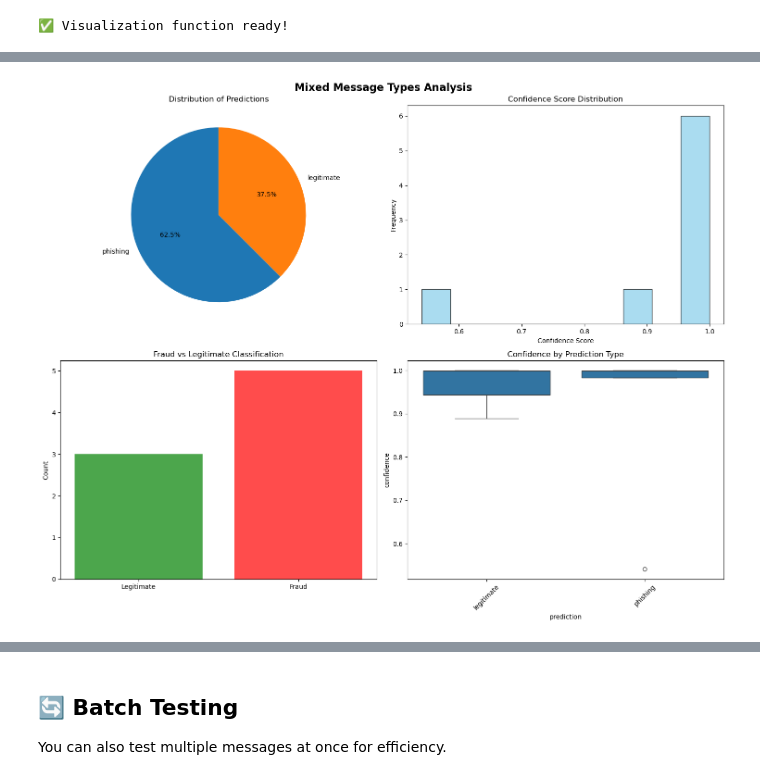
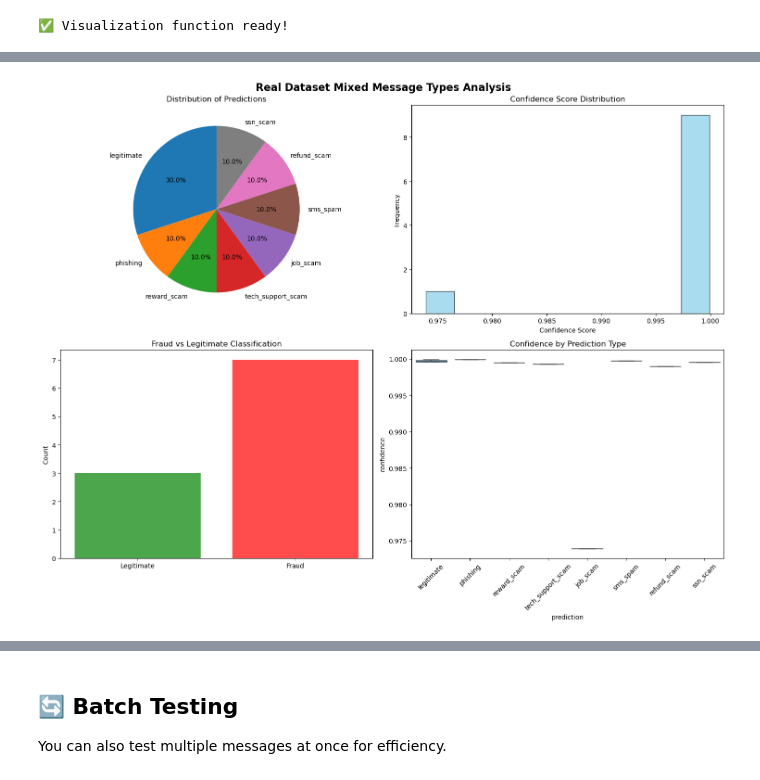
Before and after one commit to RockENZO/NLP-Cyber-Harm-Detection, a Jupyter notebook: demos/fraud_detection_demo.ipynb, the cells around one changed output, grey strips where cells are left out. Saved outputs shown, nothing was run; the diff lists cells and outputs as text; code cells hidden in the pictures.

```diff
--- a/demos/fraud_detection_demo.ipynb
+++ b/demos/fraud_detection_demo.ipynb
@@ -388,0 +651,15 @@ for text in reward_examples:
+# %%
+# Test REAL POPUP SCAM messages from the dataset
+print("⚠️ Testing REAL POPUP SCAM messages from dataset:")
+print("="*60)
+
+# Get real popup scam examples from the dataset
+popup_scam_examples = get_real_samples_by_category(df, 'popup_scam', n_samples=3)
+
+print("🔍 Testing with REAL popup scam messages from dataset:")
+for i, text in enumerate(popup_scam_examples, 1):
+    print(f"\n{'='*60}")
+    print(f"⚠️ POPUP SCAM EXAMPLE {i}")
+    print(f"{'='*60}")
+    result = predict_fraud(text)
+    display_prediction(result)
@@ -485,26 +880,53 @@ print("✅ Visualization function ready!")
 # %% [output]
 ✅ Visualization function ready!
 # %%
-# Test with a mixed batch of messages
-mixed_examples = [
-    "Hi John, the meeting is at 2 PM",  # legitimate
-    "URGENT: Your account is compromised, click here",  # phishing
-    "Congratulations! You won $10,000! Send fee to claim",  # reward scam
-    "Your computer has viruses, call us now",  # tech support
-    "Thanks for your order, shipping tomorrow",  # legitimate
-    "Work from home! Make $5000/week! Send $99 to start",  # job scam
-    "Happy birthday! See you at the party",  # legitimate
-    "Your Netflix payment failed, update now",  # refund scam
-]
+# Test with a mixed batch of REAL messages from the dataset
+print("📊 Creating visualizations for REAL mixed examples from dataset...")
 
-print("📊 Creating visualizations for mixed examples...")
-results = visualize_predictions(mixed_examples, "Mixed Message Types Analysis")
+# Get real mixed examples from different categories
+mixed_examples = []
 
-# Print summary
-print("\n📋 Summary Results:")
-print("-" * 60)
+# Add samples from each category for comprehensive testing
+categories_to_test = ['legitimate', 'phishing', 'reward_scam', 'tech_support_scam',
+                     'job_scam', 'sms_spam', 'refund_scam', 'ssn_scam']
+
+for category in categories_to_test:
+    samples = get_real_samples_by_category(df, category, n_samples=1)
+    mixed_examples.extend(samples)
+
+# Add a few more legitimate examples for balance
+extra_legitimate = get_real_samples_by_category(df, 'legitimate', n_samples=2)
+mixed_examples.extend(extra_legitimate)
+
+print(f"📊 Testing {len(mixed_examples)} real examples from {len(categories_to_test)} categories...")
+results = visualize_predictions(mixed_examples, "Real Dataset Mixed Message Types Analysis")
+
+# Print summary with category information
+print("\n📋 Summary Results (Real Data):")
+print("-" * 80)
+print(f"{'#':<3} {'STATUS':<12} {'PREDICTED':<20} {'CONF':<6} {'MESSAGE PREVIEW':<50}")
+print("-" * 80)
+
 for i, result in enumerate(results, 1):
     text_preview = result['text'][:50] + '...' if len(result['text']) > 50 else result['text']
     fraud_status = "🚨 FRAUD" if result['is_fraud'] else "✅ SAFE"
-    print(f"{i:2d}. {fraud_status} | {result['predicted_class']:15s} | {result['confidence']:.3f} | {text_preview}")
+    print(f"{i:2d}. {fraud_status:<11} | {result['predicted_class']:<18} | {result['confidence']:.3f} | {text_preview}")
+
+# Show category breakdown
+print(f"\n📊 Prediction Breakdown:")
+predicted_categories = {}
+for result in results:
+    cat = result['predicted_class']
+    predicted_categories[cat] = predicted_categories.get(cat, 0) + 1
+
+for category, count in sorted(predicted_categories.items()):
+    print(f"  {category:20s}: {count} predictions")
+
+print(f"\n🎯 Fraud Detection Summary:")
+fraud_count = sum(1 for r in results if r['is_fraud'])
+total_count = len(results)
+print(f"  Total messages tested: {total_count}")
+print(f"  Flagged as fraud: {fraud_count}")
+print(f"  Flagged as legitimate: {total_count - fraud_count}")
+print(f"  Fraud detection rate: {fraud_count/total_count*100:.1f}%")
 # %% [output]
@@ -512 +936 @@ for i, result in enumerate(results, 1):
-[figure, old version]
+[figure, new version]
```
Also changed, not shown: parts of 17 cells of this notebook.
